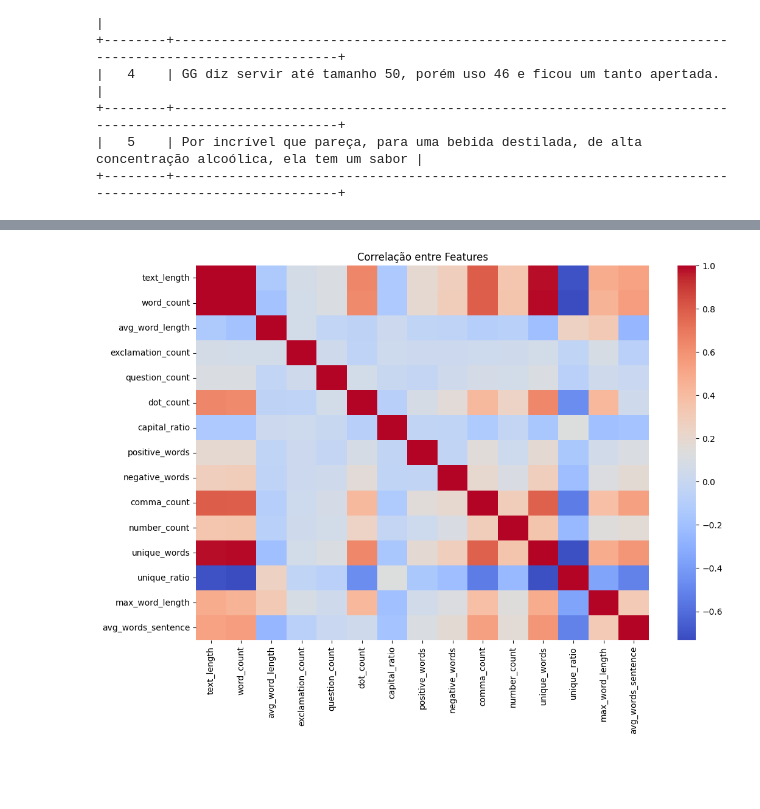
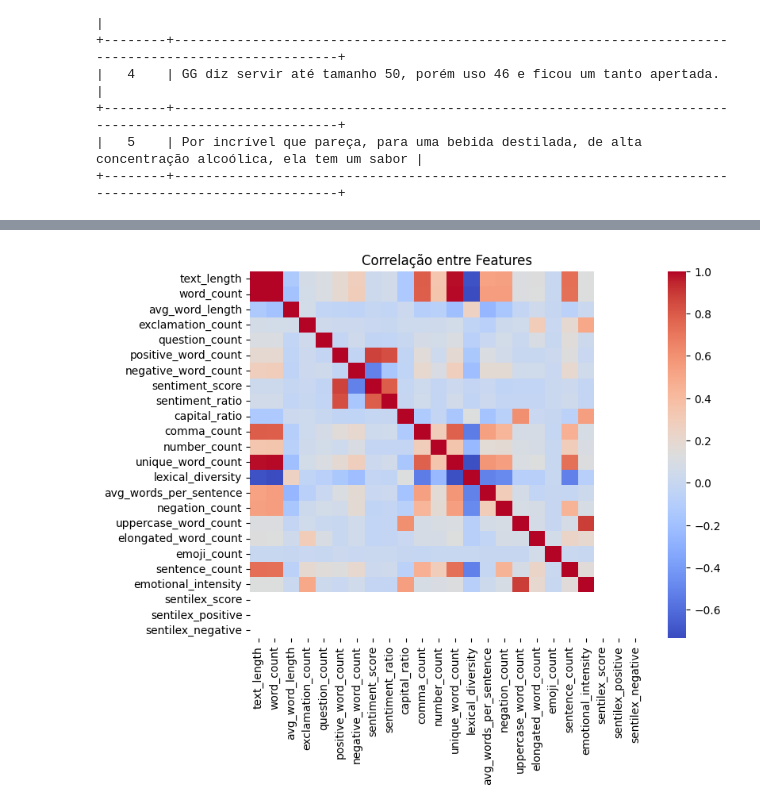
Before and after one commit to thiagocordeirum/DataMining_Rating_Prediction, a Jupyter notebook: rating_prediction.ipynb, the cells around one changed output, grey strips where cells are left out. Saved outputs shown, nothing was run; the diff lists cells and outputs as text; code cells hidden in the pictures; blank space fills up the shorter version.

Commit message:
Adiciona dicionario Sentilex e notebooks de teste

```diff
--- a/rating_prediction.ipynb
+++ b/rating_prediction.ipynb
@@ -240,0 +238,4 @@ def extract_features(text):
+# %%
+negation_words = [
+"não","nao","nunca","jamais","nem","nenhum","nenhuma"
+]
@@ -245,21 +374,30 @@ y_train = train.rating
 X_test = np.array(test.text.apply(extract_features).tolist())
 # %%
 feature_names = [
-    "text_length",
-    "word_count",
-    "avg_word_length",
-    "exclamation_count",
-    "question_count",
-    "dot_count",
-    "capital_ratio",
-    "positive_words",
-    "negative_words",
-    "comma_count",
-    "number_count",
-    "unique_words",
-    "unique_ratio",
-    "max_word_length",
-    "avg_words_sentence"
+"text_length",
+"word_count",
+"avg_word_length",
+"exclamation_count",
+"question_count",
+"positive_word_count",
+"negative_word_count",
+"sentiment_score",
+"sentiment_ratio",
+"capital_ratio",
+"comma_count",
+"number_count",
+"unique_word_count",
+"lexical_diversity",
+"avg_words_per_sentence",
+"negation_count",
+"uppercase_word_count",
+"elongated_word_count",
+"emoji_count",
+"sentence_count",
+"emotional_intensity",
+"sentilex_score",
+"sentilex_positive",
+"sentilex_negative"
 ]
 
 df_features = pd.DataFrame(X_train, columns=feature_names)
@@ -281,7 +420,7 @@ plt.show()
 # %%
-plt.figure(figsize=(12,8))
+plt.figure(figsize=(8,6))
 sns.heatmap(df_features.corr(), cmap="coolwarm", annot=False)
 plt.title("Correlação entre Features")
 plt.show()
 # %% [output]
-[figure, old version]
+[figure, new version]
```
Also changed, not shown: parts of 40 cells of this notebook, 2 other files.
